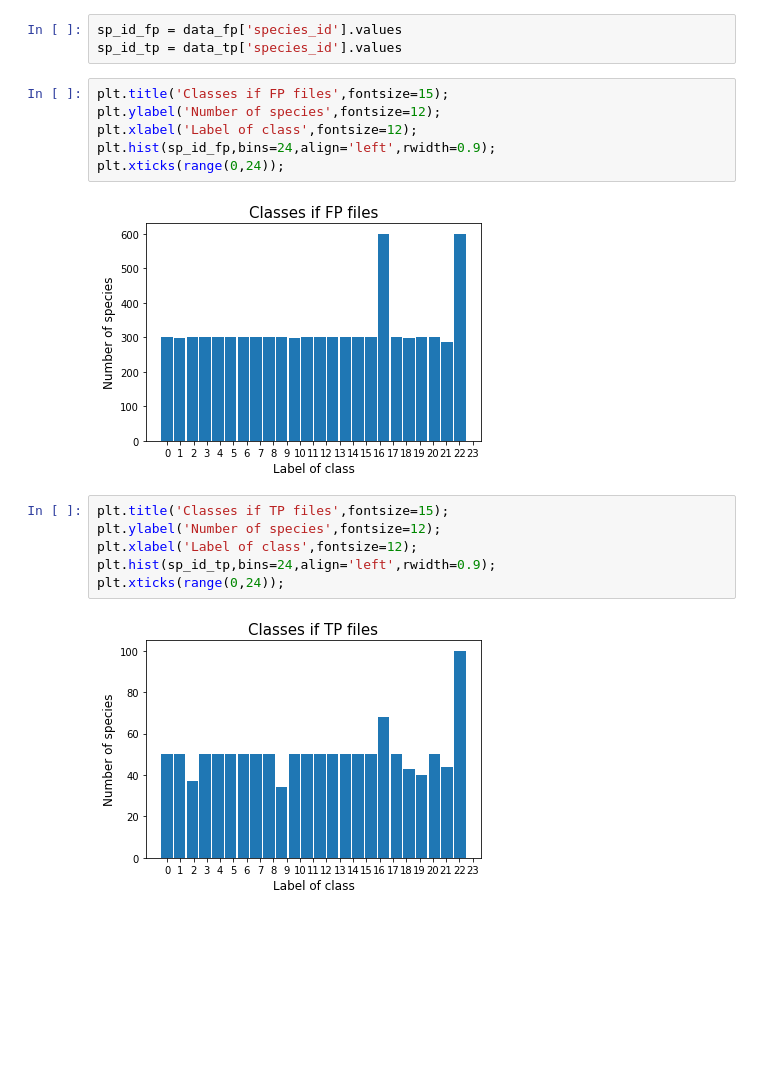
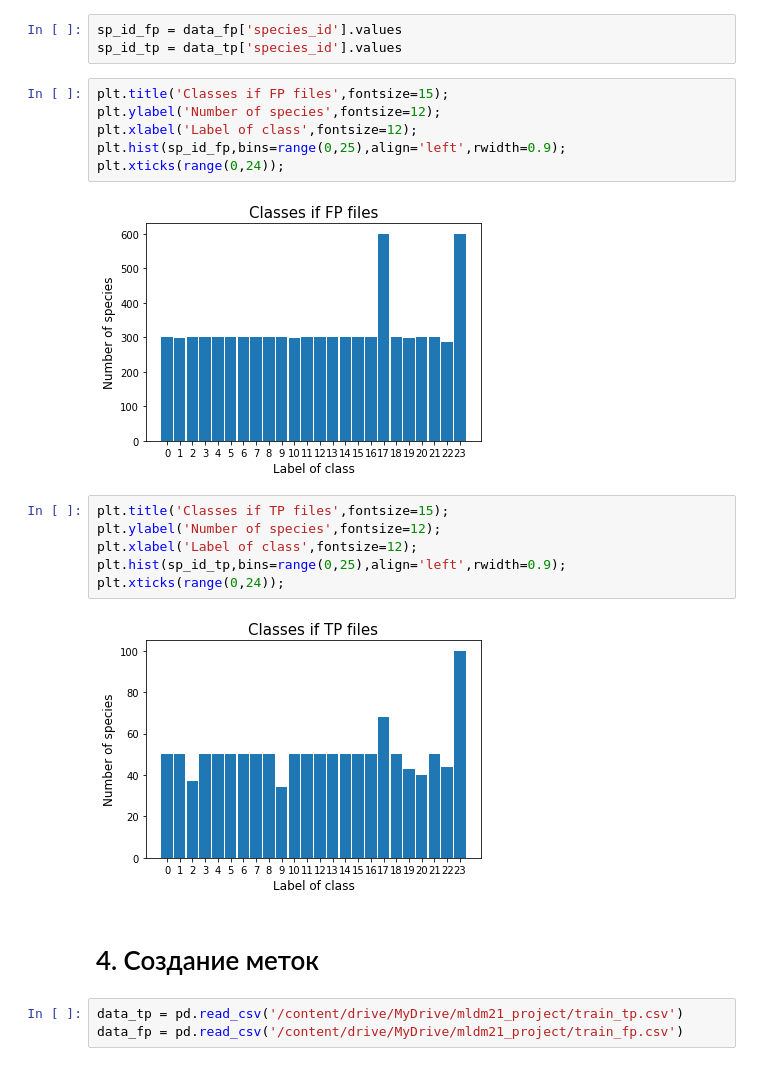
Before and after one commit to AndreyKuratov/project_mldm_21, a Jupyter notebook: MLDM_proj_2_overview_of_the_data.ipynb, the cells around one changed output. Saved outputs shown, nothing was run; the diff lists cells and outputs as text; blank space fills up the shorter version.

```diff
--- a/MLDM_proj_2_overview_of_the_data.ipynb
+++ b/MLDM_proj_2_overview_of_the_data.ipynb
@@ -266,16 +266,21 @@ sp_id_tp = data_tp['species_id'].values
 # %%
 plt.title('Classes if FP files',fontsize=15);
 plt.ylabel('Number of species',fontsize=12);
 plt.xlabel('Label of class',fontsize=12);
-plt.hist(sp_id_fp,bins=24,align='left',rwidth=0.9);
+plt.hist(sp_id_fp,bins=range(0,25),align='left',rwidth=0.9);
 plt.xticks(range(0,24));
 # %% [output]
-[figure, old version]
+[figure, new version]
 # %%
 plt.title('Classes if TP files',fontsize=15);
 plt.ylabel('Number of species',fontsize=12);
 plt.xlabel('Label of class',fontsize=12);
-plt.hist(sp_id_tp,bins=24,align='left',rwidth=0.9);
+plt.hist(sp_id_tp,bins=range(0,25),align='left',rwidth=0.9);
 plt.xticks(range(0,24));
 # %% [output]
-[figure, old version]
+[figure, new version]
+# %% [markdown]
+# 4. Создание меток
+# %%
+data_tp = pd.read_csv('/content/drive/MyDrive/mldm21_project/train_tp.csv')
+data_fp = pd.read_csv('/content/drive/MyDrive/mldm21_project/train_fp.csv')
```
Also changed, not shown: parts of 4 cells of this notebook.
